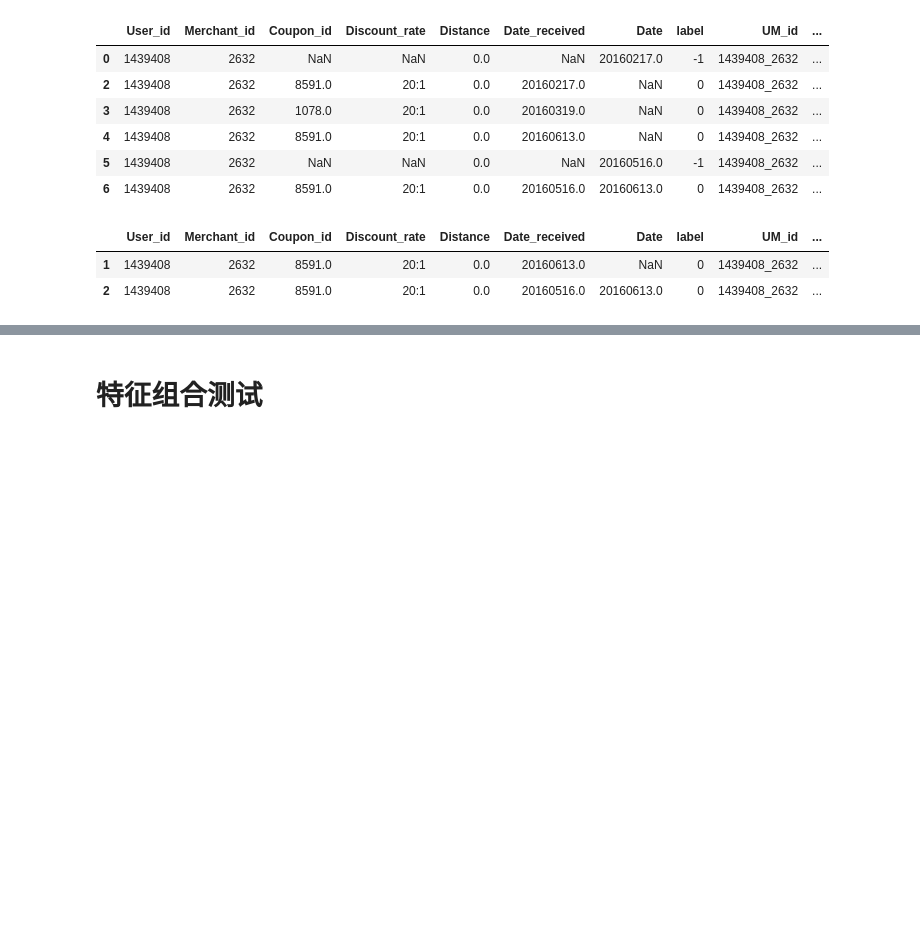
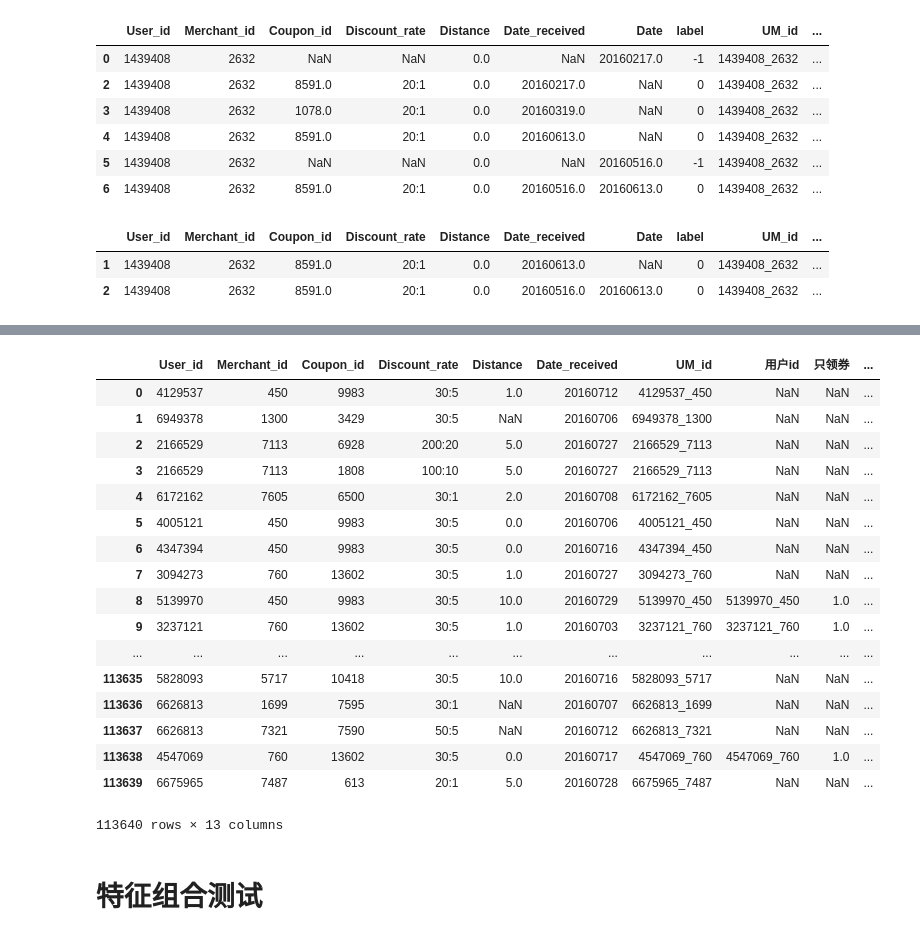
Before and after one commit to shaolei-zuo/myproject, a Jupyter notebook: mcomp/tc_o2o/app/testapp.ipynb, the cells around one changed output, grey strips where cells are left out. Saved outputs shown, nothing was run; the diff lists cells and outputs as text; code cells hidden in the pictures; blank space fills up the shorter version.

```diff
--- a/mcomp/tc_o2o/app/testapp.ipynb
+++ b/mcomp/tc_o2o/app/testapp.ipynb
@@ -68,3 +109,24 @@ def user_features(df001):
+# %%
+dftest_1
+# %% [output]
+|  | User_id | Merchant_id | Coupon_id | Discount_rate | Distance | Date_received | UM_id | 用户id | 只领券 | ... |
+| 0 | 4129537 | 450 | 9983 | 30:5 | 1.0 | 20160712 | 4129537_450 | NaN | NaN | ... |
+| 1 | 6949378 | 1300 | 3429 | 30:5 | NaN | 20160706 | 6949378_1300 | NaN | NaN | ... |
+| 2 | 2166529 | 7113 | 6928 | 200:20 | 5.0 | 20160727 | 2166529_7113 | NaN | NaN | ... |
+| 3 | 2166529 | 7113 | 1808 | 100:10 | 5.0 | 20160727 | 2166529_7113 | NaN | NaN | ... |
+| 4 | 6172162 | 7605 | 6500 | 30:1 | 2.0 | 20160708 | 6172162_7605 | NaN | NaN | ... |
+| 5 | 4005121 | 450 | 9983 | 30:5 | 0.0 | 20160706 | 4005121_450 | NaN | NaN | ... |
+| 6 | 4347394 | 450 | 9983 | 30:5 | 0.0 | 20160716 | 4347394_450 | NaN | NaN | ... |
+| 7 | 3094273 | 760 | 13602 | 30:5 | 1.0 | 20160727 | 3094273_760 | NaN | NaN | ... |
+| 8 | 5139970 | 450 | 9983 | 30:5 | 10.0 | 20160729 | 5139970_450 | 5139970_450 | 1.0 | ... |
+| 9 | 3237121 | 760 | 13602 | 30:5 | 1.0 | 20160703 | 3237121_760 | 3237121_760 | 1.0 | ... |
+| ... | ... | ... | ... | ... | ... | ... | ... | ... | ... | ... |
+| 113635 | 5828093 | 5717 | 10418 | 30:5 | 10.0 | 20160716 | 5828093_5717 | NaN | NaN | ... |
+| 113636 | 6626813 | 1699 | 7595 | 30:1 | NaN | 20160707 | 6626813_1699 | NaN | NaN | ... |
+| 113637 | 6626813 | 7321 | 7590 | 50:5 | NaN | 20160712 | 6626813_7321 | NaN | NaN | ... |
+| 113638 | 4547069 | 760 | 13602 | 30:5 | 0.0 | 20160717 | 4547069_760 | 4547069_760 | 1.0 | ... |
+| 113639 | 6675965 | 7487 | 613 | 20:1 | 5.0 | 20160728 | 6675965_7487 | NaN | NaN | ... |
+113640 rows × 13 columns
 # %%
 end
 # %%
```
Also changed, not shown: parts of 4 cells of this notebook, 1 other file.
